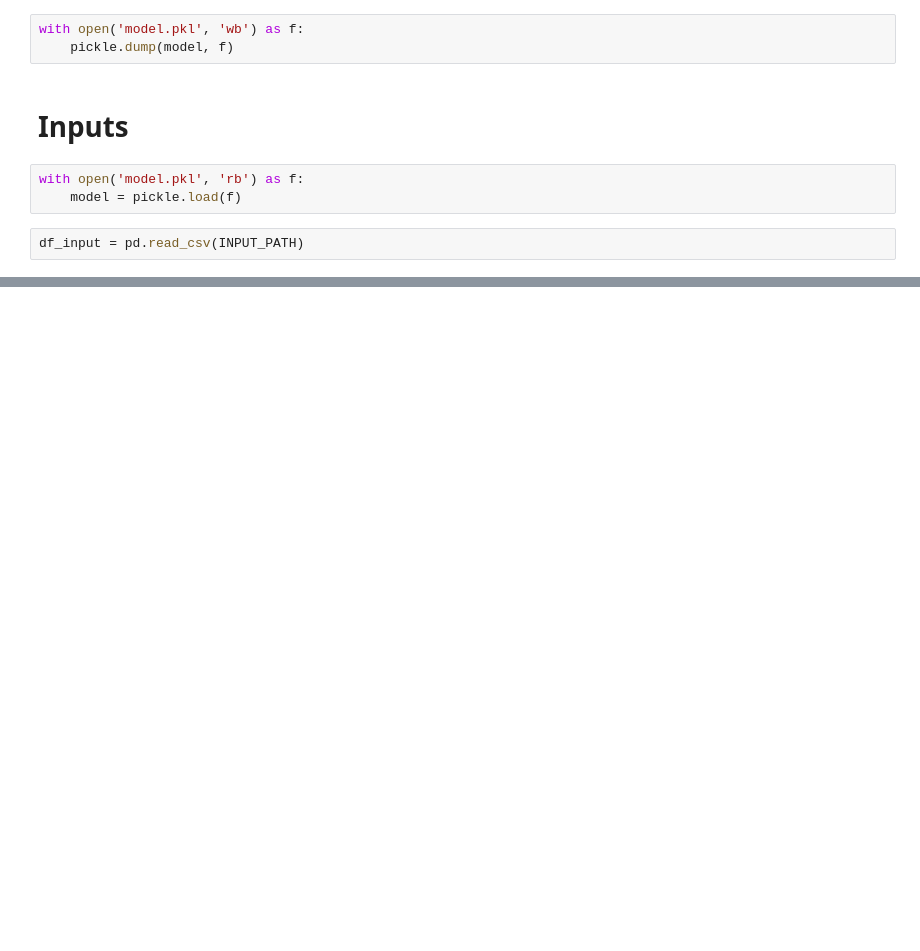
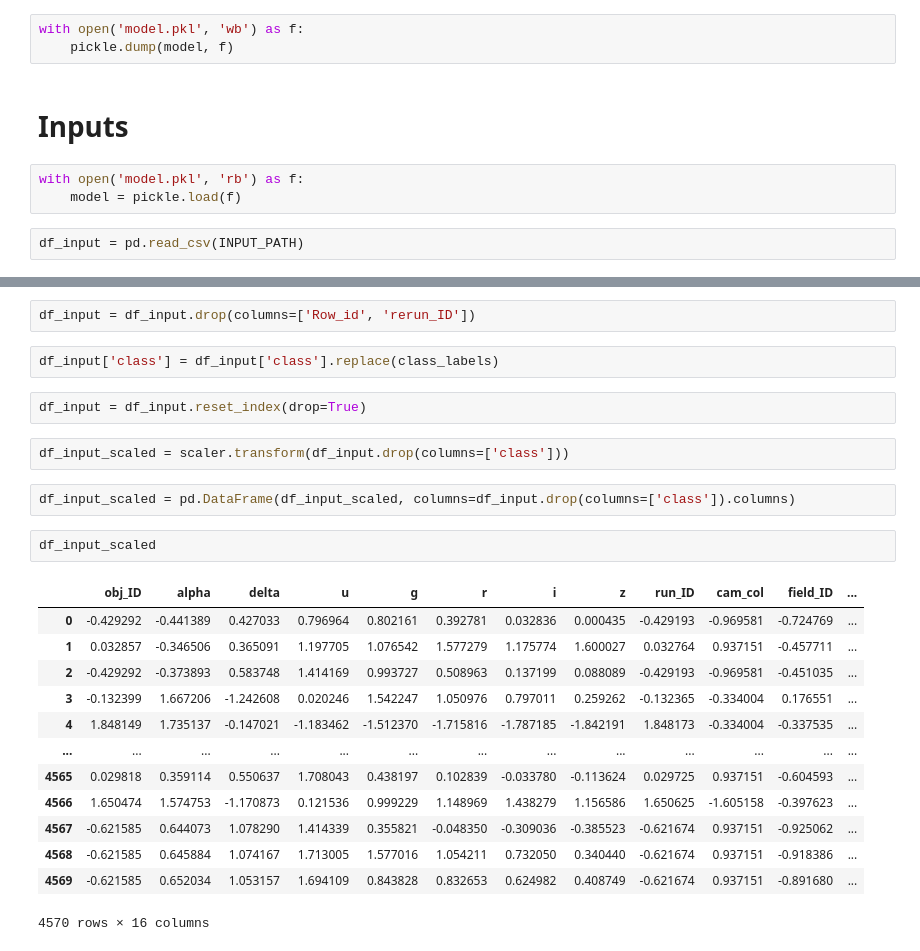
Before and after one commit to pyramidheadshark/SpaceObjMulticlassifier, a Jupyter notebook: sample.ipynb, the cells around one changed output, grey strips where cells are left out. Cells and saved outputs as stored; diff of their text form; blank space fills up the shorter version.

```diff
--- a/sample.ipynb
+++ b/sample.ipynb
@@ -163 +253,27 @@ df_input = pd.read_csv(INPUT_PATH)
+# %%
+df_input = df_input.drop(columns=['Row_id', 'rerun_ID'])
+# %%
+df_input['class'] = df_input['class'].replace(class_labels)
+# %%
+df_input = df_input.reset_index(drop=True)
+# %%
+df_input_scaled = scaler.transform(df_input.drop(columns=['class']))
+# %%
+df_input_scaled = pd.DataFrame(df_input_scaled, columns=df_input.drop(columns=['class']).columns)
+# %%
+df_input_scaled
+# %% [output]
+|  | obj_ID | alpha | delta | u | g | r | i | z | run_ID | cam_col | field_ID | ... |
+| 0 | -0.429292 | -0.441389 | 0.427033 | 0.796964 | 0.802161 | 0.392781 | 0.032836 | 0.000435 | -0.429193 | -0.969581 | -0.724769 | ... |
+| 1 | 0.032857 | -0.346506 | 0.365091 | 1.197705 | 1.076542 | 1.577279 | 1.175774 | 1.600027 | 0.032764 | 0.937151 | -0.457711 | ... |
+| 2 | -0.429292 | -0.373893 | 0.583748 | 1.414169 | 0.993727 | 0.508963 | 0.137199 | 0.088089 | -0.429193 | -0.969581 | -0.451035 | ... |
+| 3 | -0.132399 | 1.667206 | -1.242608 | 0.020246 | 1.542247 | 1.050976 | 0.797011 | 0.259262 | -0.132365 | -0.334004 | 0.176551 | ... |
+| 4 | 1.848149 | 1.735137 | -0.147021 | -1.183462 | -1.512370 | -1.715816 | -1.787185 | -1.842191 | 1.848173 | -0.334004 | -0.337535 | ... |
+| ... | ... | ... | ... | ... | ... | ... | ... | ... | ... | ... | ... | ... |
+| 4565 | 0.029818 | 0.359114 | 0.550637 | 1.708043 | 0.438197 | 0.102839 | -0.033780 | -0.113624 | 0.029725 | 0.937151 | -0.604593 | ... |
+| 4566 | 1.650474 | 1.574753 | -1.170873 | 0.121536 | 0.999229 | 1.148969 | 1.438279 | 1.156586 | 1.650625 | -1.605158 | -0.397623 | ... |
+| 4567 | -0.621585 | 0.644073 | 1.078290 | 1.414339 | 0.355821 | -0.048350 | -0.309036 | -0.385523 | -0.621674 | 0.937151 | -0.925062 | ... |
+| 4568 | -0.621585 | 0.645884 | 1.074167 | 1.713005 | 1.577016 | 1.054211 | 0.732050 | 0.340440 | -0.621674 | 0.937151 | -0.918386 | ... |
+| 4569 | -0.621585 | 0.652034 | 1.053157 | 1.694109 | 0.843828 | 0.832653 | 0.624982 | 0.408749 | -0.621674 | 0.937151 | -0.891680 | ... |
+4570 rows × 16 columns
 # %%
```
Also changed, not shown: parts of 23 cells of this notebook, 1 other file.
